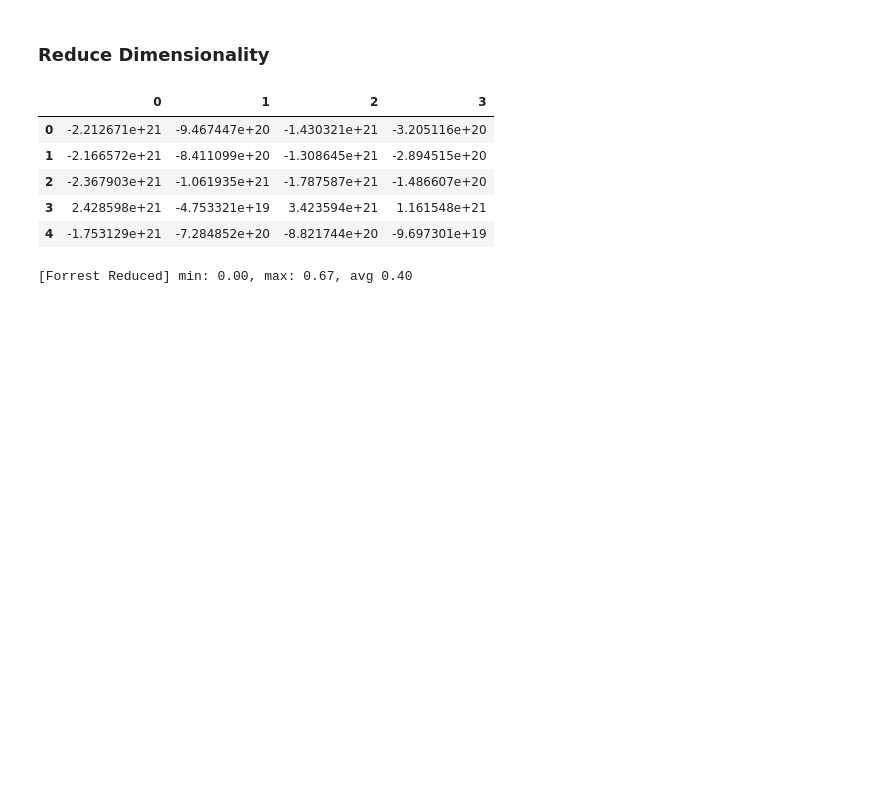
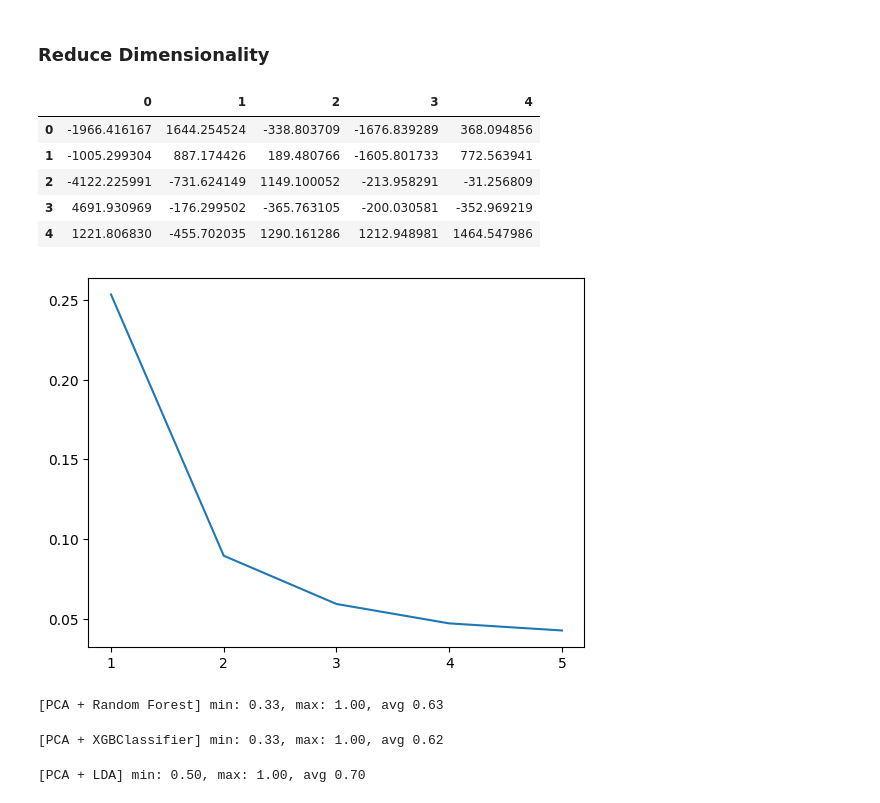
Before and after one commit to AndrejFinki/S5.VNP.Project, a Jupyter notebook: src/main.ipynb, the cells around one changed output. Drawn from its saved outputs; the diff is of its cells as text; code cells hidden in the pictures; blank space fills up the shorter version.

```diff
--- a/src/main.ipynb
+++ b/src/main.ipynb
@@ -188,20 +188,32 @@ run_classifier( data, Util.binary_target, LinearDiscriminantAnalysis(), "LDA", U
 # %% [markdown]
 ### Reduce Dimensionality
 # %%
-pca = KernelPCA( n_components = 4, kernel = 'poly', degree = 10 )
+pca = PCA( n_components = 5 )
 pca.fit( data )
 reduced_data = pca.transform( data )
 reduced_data_pd = pd.DataFrame( reduced_data )
-# plt.plot( pca.explained_variance_ )
+plt.plot( [str(i+1) for i in range(5)], pca.explained_variance_ratio_ )
 reduced_data_pd.head()
 # %% [output]
-|  | 0 | 1 | 2 | 3 |
-| 0 | -2.212671e+21 | -9.467447e+20 | -1.430321e+21 | -3.205116e+20 |
-| 1 | -2.166572e+21 | -8.411099e+20 | -1.308645e+21 | -2.894515e+20 |
-| 2 | -2.367903e+21 | -1.061935e+21 | -1.787587e+21 | -1.486607e+20 |
-| 3 | 2.428598e+21 | -4.753321e+19 | 3.423594e+21 | 1.161548e+21 |
-| 4 | -1.753129e+21 | -7.284852e+20 | -8.821744e+20 | -9.697301e+19 |
+|  | 0 | 1 | 2 | 3 | 4 |
+| 0 | -1966.416167 | 1644.254524 | -338.803709 | -1676.839289 | 368.094856 |
+| 1 | -1005.299304 | 887.174426 | 189.480766 | -1605.801733 | 772.563941 |
+| 2 | -4122.225991 | -731.624149 | 1149.100052 | -213.958291 | -31.256809 |
+| 3 | 4691.930969 | -176.299502 | -365.763105 | -200.030581 | -352.969219 |
+| 4 | 1221.806830 | -455.702035 | 1290.161286 | 1212.948981 | 1464.547986 |
+[figure, added]
+# %%
+run_classifier( reduced_data_pd, Util.binary_target, RandomForestClassifier( n_estimators = 200, criterion = 'gini', random_state = Flags.SEED, max_features = 'sqrt' ), 'PCA + Random Forest', Util.kfold, Util.folds )
+# %% [output]
+[PCA + Random Forest] min: 0.33, max: 1.00, avg 0.63
+# %%
+if Flags.KEEP_TAXONOMY:
+    print( 'XGBClassifier is not compatible with Taxonomy strings. Please set KEEP_TAXONOMY to false.' )
+else:
+    run_classifier( reduced_data_pd, Util.binary_target, XGBClassifier( random_state = Flags.SEED, n_jobs = 4 ), "PCA + XGBClassifier", Util.kfold, Util.folds )
+# %% [output]
+[PCA + XGBClassifier] min: 0.33, max: 1.00, avg 0.62
 # %%
-run_classifier( reduced_data_pd, Util.binary_target, LinearDiscriminantAnalysis(), "Forrest Reduced", Util.kfold, Util.folds )
+run_classifier( reduced_data_pd, Util.binary_target, LinearDiscriminantAnalysis(), "PCA + LDA", Util.kfold, Util.folds )
 # %% [output]
-[Forrest Reduced] min: 0.00, max: 0.67, avg 0.40
+[PCA + LDA] min: 0.50, max: 1.00, avg 0.70
```
